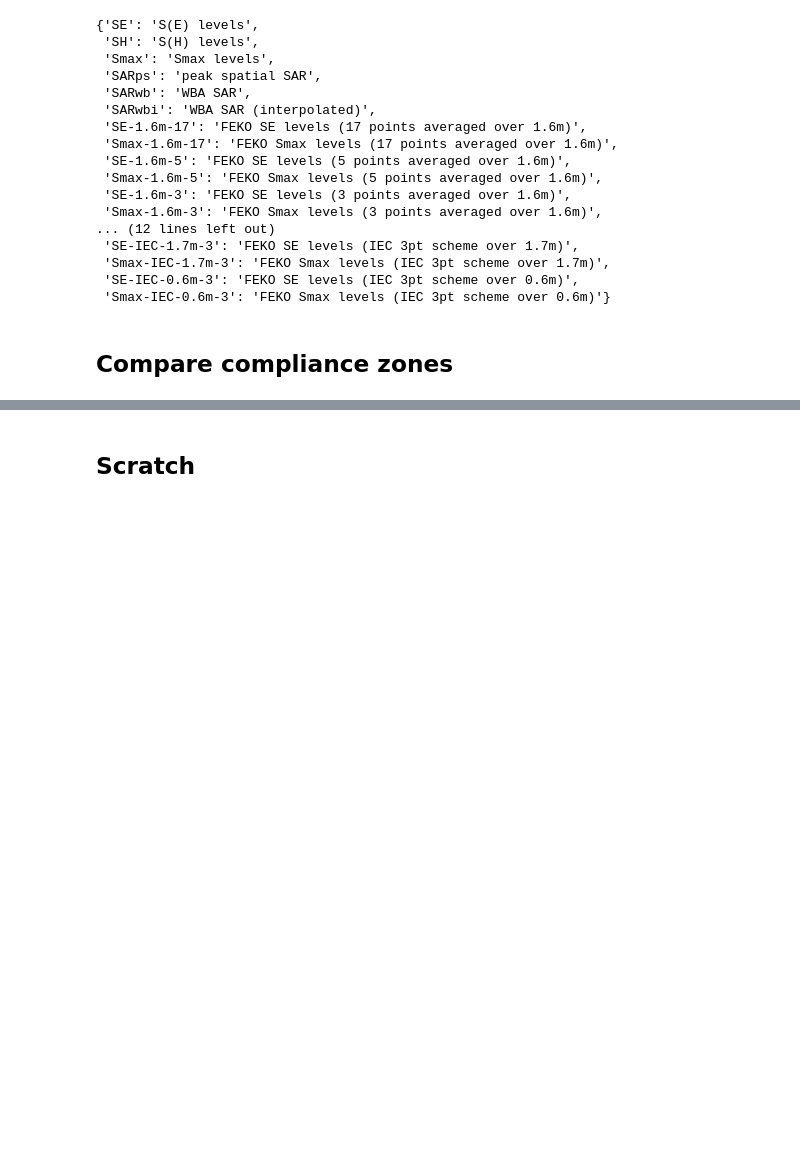
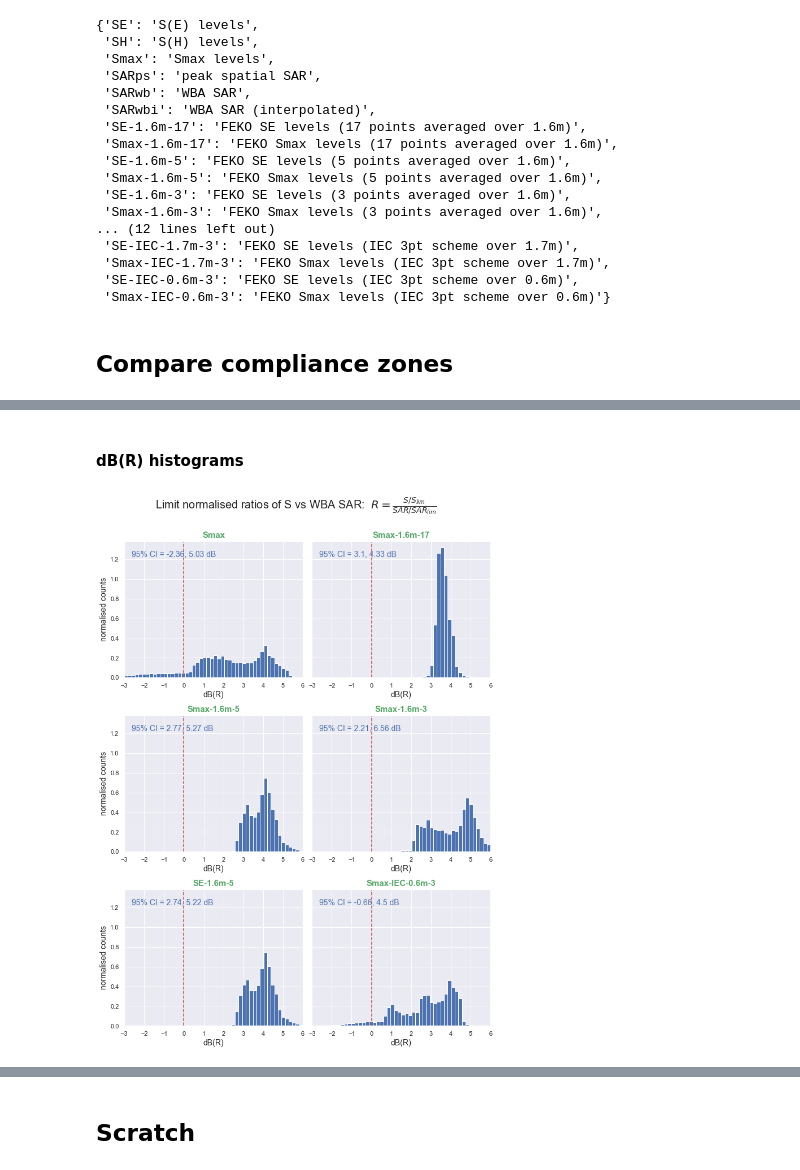
Before and after one commit to dreme/spatial-averaging-wg, a Jupyter notebook: notebooks/MBS_panel_trial2.ipynb, the cells around one changed output, grey strips where cells are left out. Cells and saved outputs as stored; diff of their text form; code cells hidden in the pictures; blank space fills up the shorter version.

```diff
--- a/notebooks/MBS_panel_trial2.ipynb
+++ b/notebooks/MBS_panel_trial2.ipynb
@@ -1695,0 +692,8 @@ fig.savefig('RPS S-1 compliance curves (1.6m).png',dpi=300)
+# %% [markdown]
+#### dB(R) histograms
+# %%
+# R histograms for Slist
+histR(Slist,dB=True,cols=2)
+plt.savefig(plotdir + 'dB(R) histogram.png', dpi=150)
+# %% [output]
+[figure, added]
```
Also changed, not shown: parts of 136 cells of this notebook, 45 other files.
